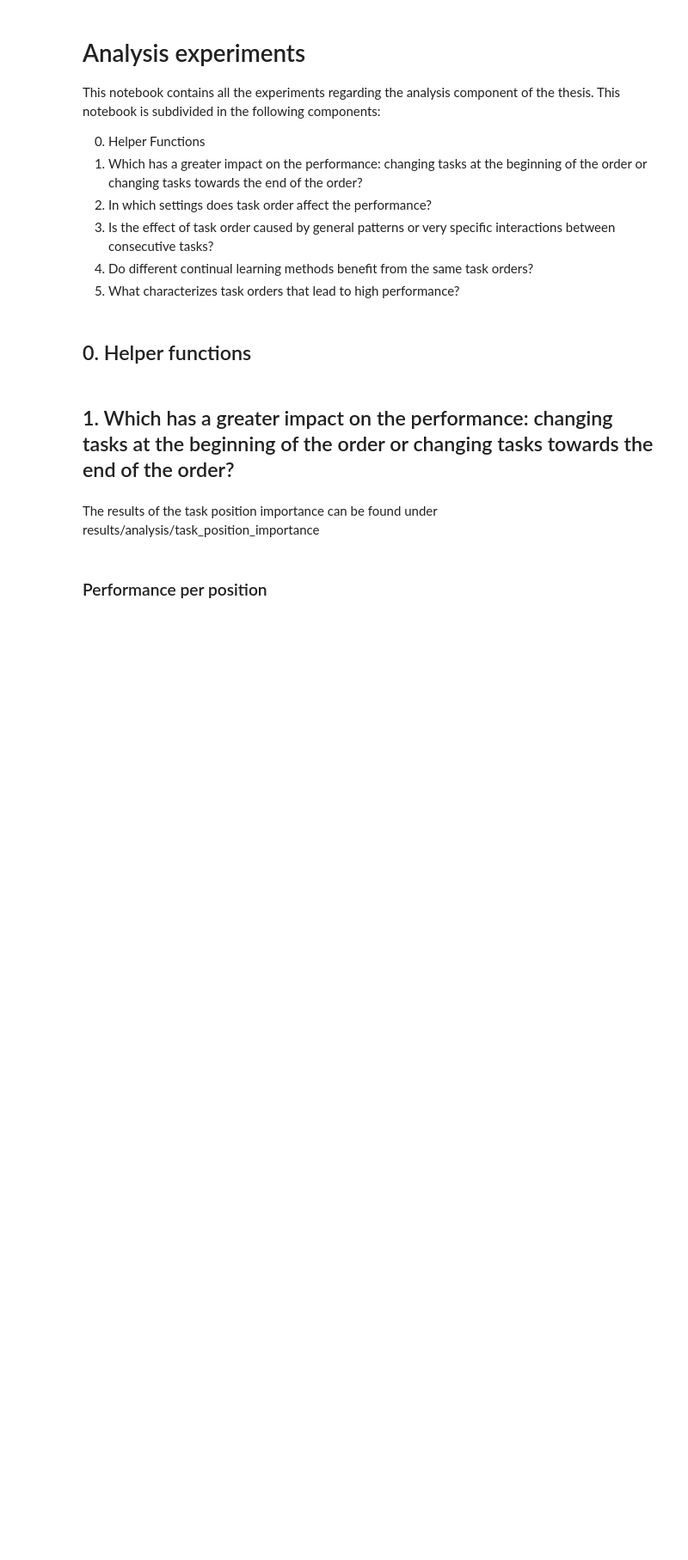
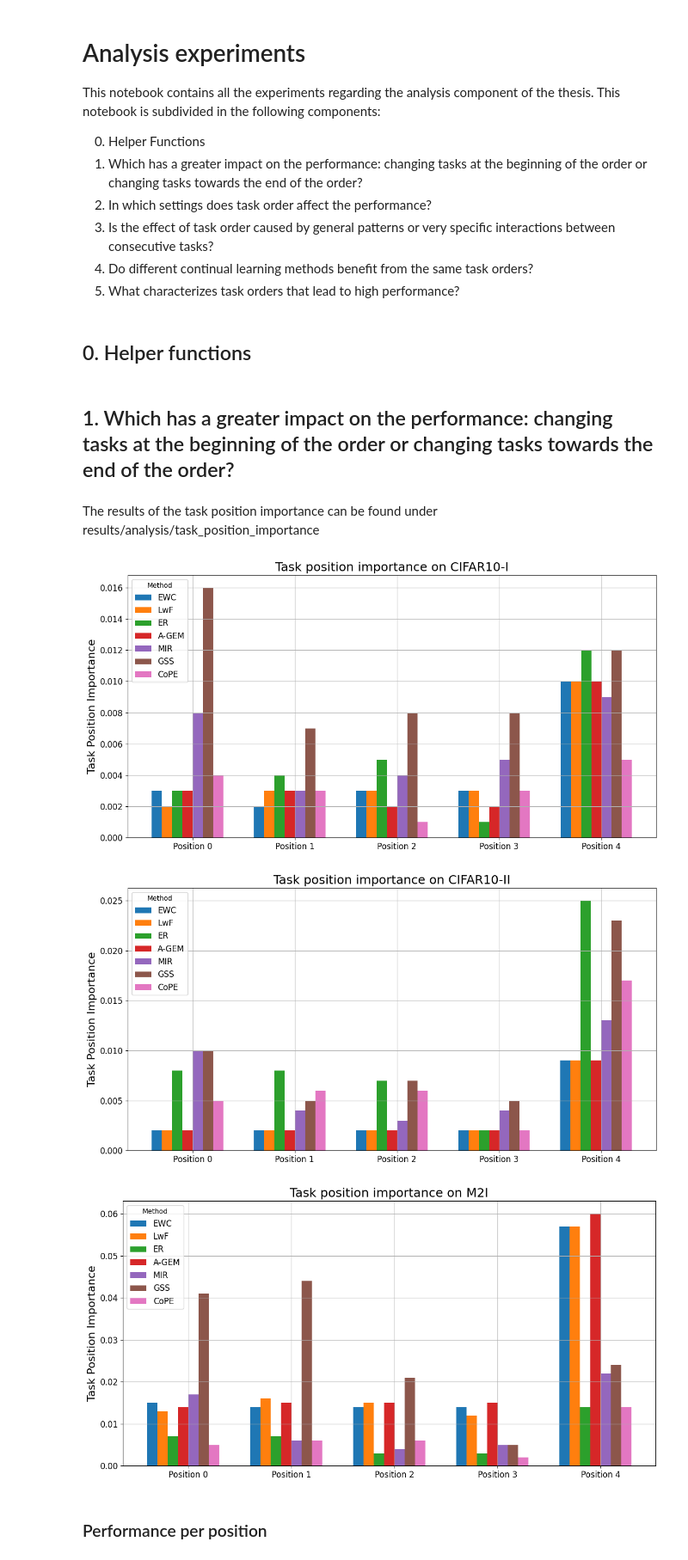
Before and after one commit to CoenSchouten01/Effect-of-task-order-in-online-class-incremental-learning, a Jupyter notebook: experiments_analysis.ipynb, the cells around one changed output. Shown at 86% size. Saved outputs shown, nothing was run; the diff lists cells and outputs as text; code cells hidden in the pictures; blank space fills up the shorter version.

Commit message:
figures for performance per position / task position importance

```diff
--- a/experiments_analysis.ipynb
+++ b/experiments_analysis.ipynb
@@ -232,6 +232,42 @@ for dataset in datasets:
         f"results/analysis/task_position_importance/task_position_importance_{dataset}.csv",
         index=False,
     )
+# %%
+for dataset in datasets:
+    # Load the data from the CSV file
+    data = pd.read_csv(f"results/analysis/task_position_importance/task_position_importance_{dataset}.csv")
+
+    # Extract positions and methods
+    positions = data.columns[1:]  # All columns except the first one
+    methods = [strategy_to_name[strat] for strat in data['Strategy']]
+
+    # Extract the values
+    values = data.iloc[:, 1:].values  # All rows and all columns except the first one
+
+    # Convert the list to a numpy array for easier handling (optional here since it's already a numpy array)
+    values = np.array(values)
+
+    # Plot 2: Grouped Bar Plot
+    plt.figure(figsize=(14, 7))
+
+    bar_width = 0.1
+    x = np.arange(len(positions))
+
+    # Plotting bars for each method
+    for i, method in enumerate(methods):
+        plt.bar(x + i * bar_width, values[i], width=bar_width, label=method)
+
+    plt.title(f'Task position importance {dataset_to_name[dataset]}', fontsize=18)
+    plt.ylabel('Task Position Importance', fontsize=16)
+    plt.xticks(x + bar_width * (len(methods) / 2), positions, fontsize=12)
+    plt.yticks(fontsize=12)
+    plt.legend(title="Method", fontsize=12)
+    plt.grid()
+    plt.savefig(f"results/analysis/task_position_importance/task_position_importance_{dataset}.png")
+# %% [output]
+[figure, added]
+[figure, added]
+[figure, added]
 # %% [markdown]
 ### Performance per position
 # %%
```
Also changed, not shown: parts of 2 cells of this notebook, 8 other files.
